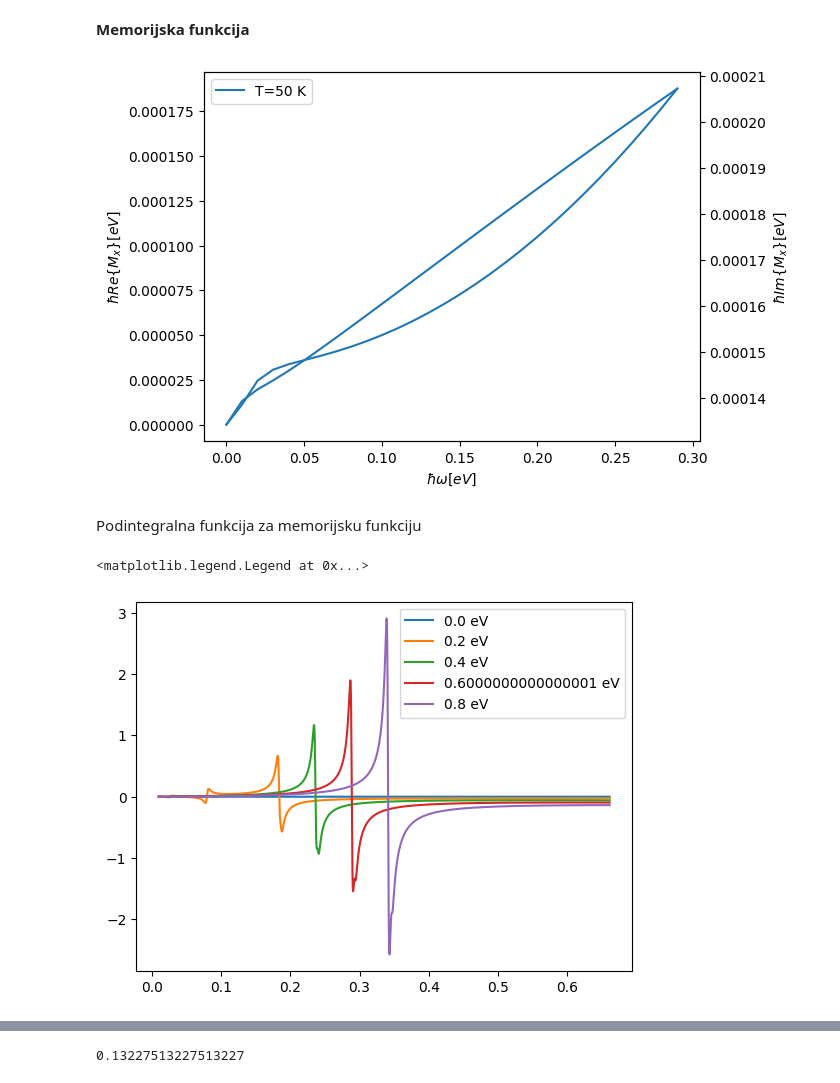
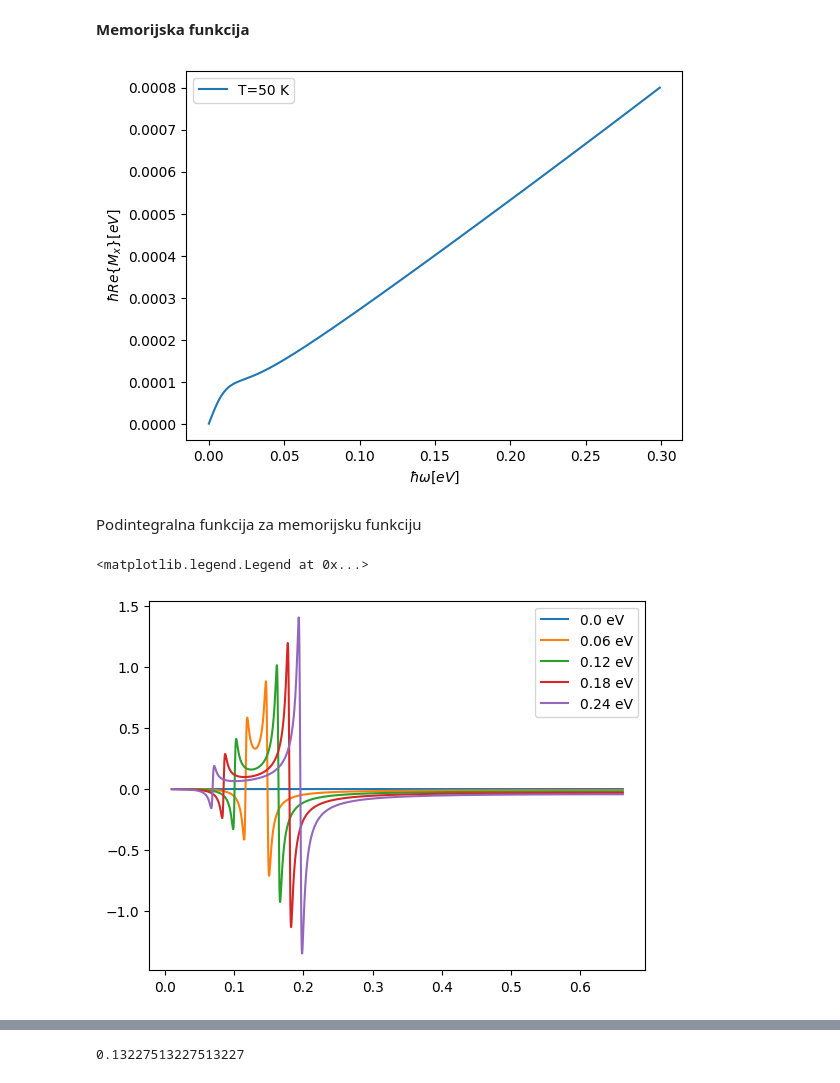
Before and after one commit to ppapac/24112024_memfn, a Jupyter notebook: Untitled-1copy.ipynb, the cells around one changed output, grey strips where cells are left out. Saved outputs shown, nothing was run; the diff lists cells and outputs as text; code cells hidden in the pictures.

```diff
--- a/Untitled-1copy.ipynb
+++ b/Untitled-1copy.ipynb
@@ -8,12 +8,11 @@ import scipy.integrate as integrate
 # %% [markdown]
 ## Konstante i osnovne funkcije
 # %%
-hbar = 6.582119569 * 10**(-16)
 kb = 8.6173303 * 10**(-5)
 pi = np.pi
 
 hbar_w_op = 0.2
-hbar_w_ac = 30 * 10**(-3)
+hbar_w_ac = 0.03
 G_op2 = 0.25
 G_ac2 = 0.05
 eta = 7.85 * 10**(-3)
@@ -128,11 +133,11 @@ plt.legend()
 # %%
 def ss_sum_ac_part(K, hbar_w, hbar_w_ph, T, u):
     def summand(s1, s2):
-        return ((bose_einstein(hbar_w_ph * K, T) + fermi_dirac(s1 * s2 * eps(K), s1 * s2 * u, T)) / (hbar_w + s1 * eps(KF) - s1 * eps(K) + s2 * hbar_w_ph * K + eta * 1j))
+        return (bose_einstein(hbar_w_ph * K, T) + fermi_dirac(s1 * s2 * eps(K), s1 * s2 * u, T)) / (hbar_w + s1 * eps(KF) - s1 * eps(K) + s2 * hbar_w_ph * K + eta * 1j)
     sum = 0
     for s1, s2 in itertools.product([-1,1], [-1, 1]):
         sum = sum + summand(s1, s2)
-    return sum * K**3
+    return sum * K**2
 
 def ss_sum_ac_real(K, hbar_w, hbar_w_ph, T, u):
     return ss_sum_ac_part(K, hbar_w, hbar_w_ph, T, u).real
@@ -141,44 +146,44 @@ def ss_sum_ac_imag(K, hbar_w, hbar_w_ph, T, u):
     return ss_sum_ac_part(K, hbar_w, hbar_w_ph, T, u).imag
 
 def mem_fn_ac(ss_sum_fn, hbar_w, hbar_w_ph, u=Ef, T=50):
-    integral_k = integrate.quad(ss_sum_fn, 0, KF*4, args=(hbar_w, hbar_w_ph, T, u), limit=80000)[0]
+    integral_k = integrate.quad(ss_sum_fn, 0.0000, KF*9, args=(hbar_w, hbar_w_ph, T, u), limit=80000)[0]
     return -G_ac2 * integral_k / (2*pi) * 2
 # %% [markdown]
 **Memorijska funkcija**
 # %%
 result_real = []
 result_imag = []
-ws = np.arange(0.00, 0.3, 0.01)
+ws = np.arange(0.0001, 0.3, 0.001)
 T=50
 for w in ws:
     result_real.append(mem_fn_ac(ss_sum_ac_real, hbar_w=w, hbar_w_ph=hbar_w_ac, u=chemical_potential(T)))
-    result_imag.append(mem_fn_ac(ss_sum_ac_imag, hbar_w=w, hbar_w_ph=hbar_w_ac, u=chemical_potential(T)))
+    #result_imag.append(mem_fn_ac(ss_sum_ac_imag, hbar_w=w, hbar_w_ph=hbar_w_ac, u=chemical_potential(T)))
 
 fig, ax1 = plt.subplots()
 ax1.plot(ws, result_real, label=f"T={T} K")
 ax1.set_xlabel(r"$\hbar \omega [eV]$" )
 ax1.set_ylabel(r"$\hbar Re\{M_x\} [eV]$" )
 # ax1.set_xlim([0.0, 0.3])
 # ax1.set_ylim([0.0, 0.001])
 
-ax2 = ax1.twinx()
-ax2.plot(ws, result_imag, label=f"T={T} K")
-ax2.set_ylabel(r"$\hbar Im\{M_x\} [eV]$" )
+# ax2 = ax1.twinx()
+# ax2.plot(ws, result_imag, label=f"T={T} K")
+# ax2.set_ylabel(r"$\hbar Im\{M_x\} [eV]$" )
 # ax2.set_xlim([0.0, 0.3])
 # ax2.set_ylim([0.0, 0.001])
 
 #plt.text(0.20, 0.002 , f"$\eta = $ {eta:.4f} $eV$" , fontsize =10)
 
 plt.legend()
 plt.show()
 # %% [output]
-[figure, old version]
+[figure, new version]
 # %% [markdown]
 Podintegralna funkcija za memorijsku funkciju
 # %%
-ws = np.arange(0, 1, 0.2)
+ws = np.arange(0, 0.3, 0.06)
 T=50
-ks = np.arange(0.01, KF*5, 0.000001)
+ks = np.arange(0.01, KF*5, 0.0001)
 for w in ws:
     ss_sums = []
     for k in ks:
@@ -188,7 +193,7 @@ for w in ws:
 plt.legend()
 # %% [output]
 <matplotlib.legend.Legend at 0x...>
-[figure, old version]
+[figure, new version]
 # %%
 ws = np.arange(0, 1, 0.2)
 T=50
```
Also changed, not shown: parts of 3 cells of this notebook.
